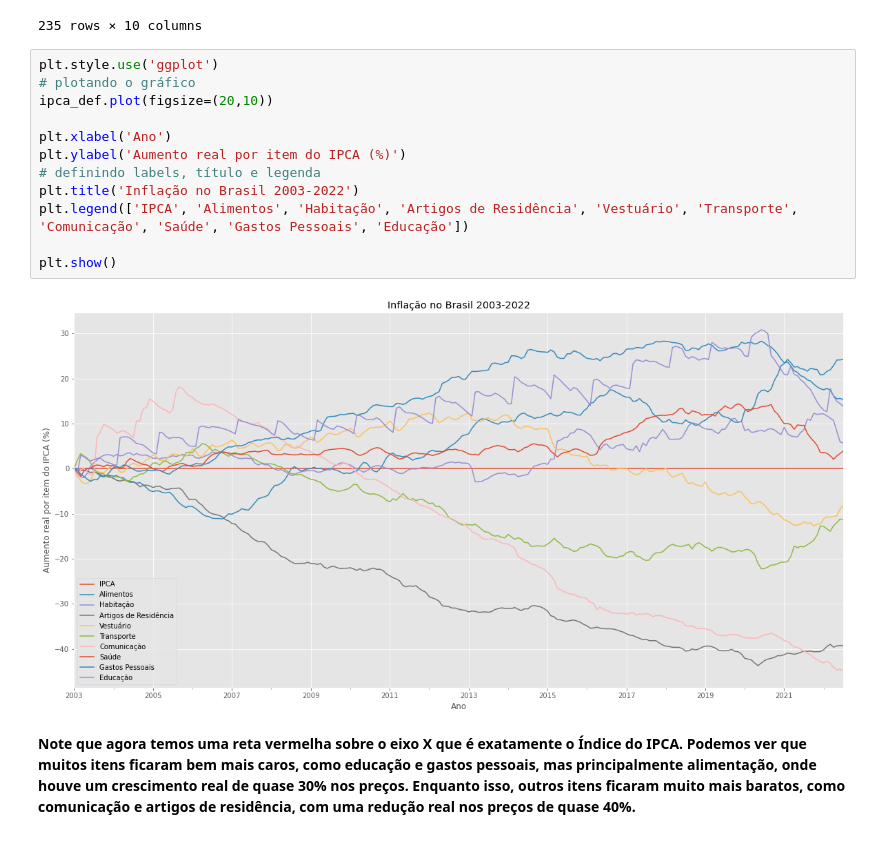
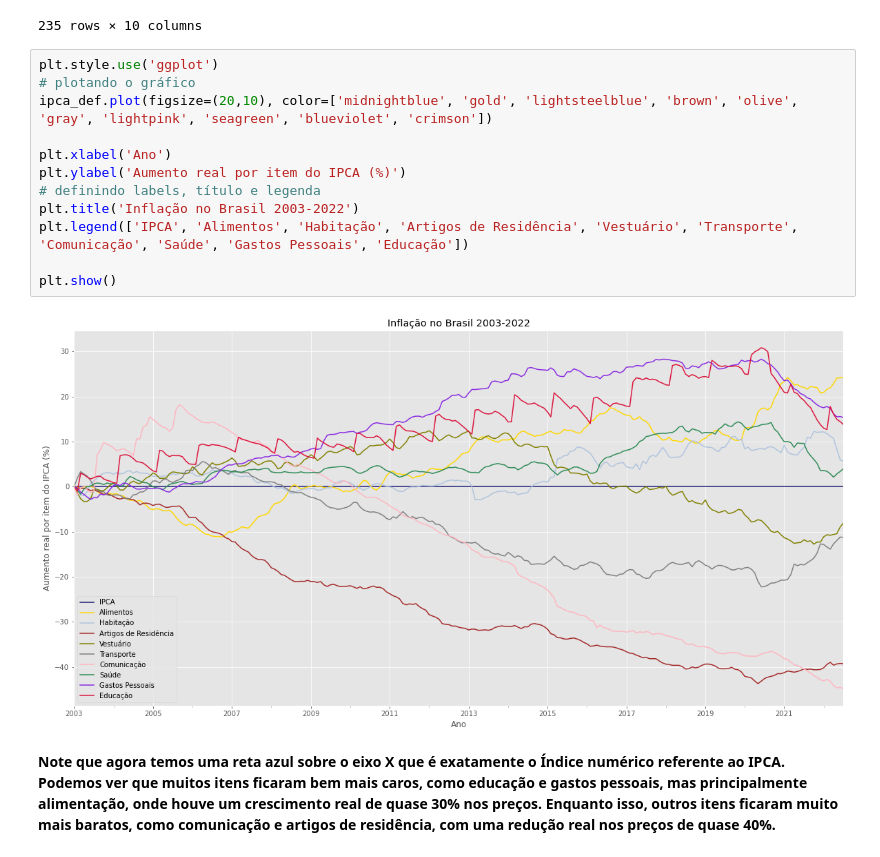
Before and after one commit to jpdsneto/Capacitacao-FEA.dev, a Jupyter notebook: Projetos/Inflação/ipca.ipynb, the cells around one changed output. Drawn from its saved outputs; the diff is of its cells as text.

```diff
--- a/Projetos/Inflação/ipca.ipynb
+++ b/Projetos/Inflação/ipca.ipynb
@@ -196,16 +196,16 @@ ipca_def
 # %%
 plt.style.use('ggplot')
 # plotando o gráfico
-ipca_def.plot(figsize=(20,10))
+ipca_def.plot(figsize=(20,10), color=['midnightblue', 'gold', 'lightsteelblue', 'brown', 'olive', 'gray', 'lightpink', 'seagreen', 'blueviolet', 'crimson'])
 
 plt.xlabel('Ano')
 plt.ylabel('Aumento real por item do IPCA (%)')
 # definindo labels, título e legenda
 plt.title('Inflação no Brasil 2003-2022')
 plt.legend(['IPCA', 'Alimentos', 'Habitação', 'Artigos de Residência', 'Vestuário', 'Transporte', 'Comunicação', 'Saúde', 'Gastos Pessoais', 'Educação'])
 
 plt.show()
 # %% [output]
-[figure, old version]
+[figure, new version]
 # %% [markdown]
-**Note que agora temos uma reta vermelha sobre o eixo X que é exatamente o Índice do IPCA. Podemos ver que muitos itens ficaram bem mais caros, como educação e gastos pessoais, mas principalmente alimentação, onde houve um crescimento real de quase 30% nos preços. Enquanto isso, outros itens ficaram muito mais baratos, como comunicação e artigos de residência, com uma redução real nos preços de quase 40%.**
+**Note que agora temos uma reta azul sobre o eixo X que é exatamente o Índice numérico referente ao IPCA. Podemos ver que muitos itens ficaram bem mais caros, como educação e gastos pessoais, mas principalmente alimentação, onde houve um crescimento real de quase 30% nos preços. Enquanto isso, outros itens ficaram muito mais baratos, como comunicação e artigos de residência, com uma redução real nos preços de quase 40%.**
```
Also changed, not shown: parts of 2 cells of this notebook.
